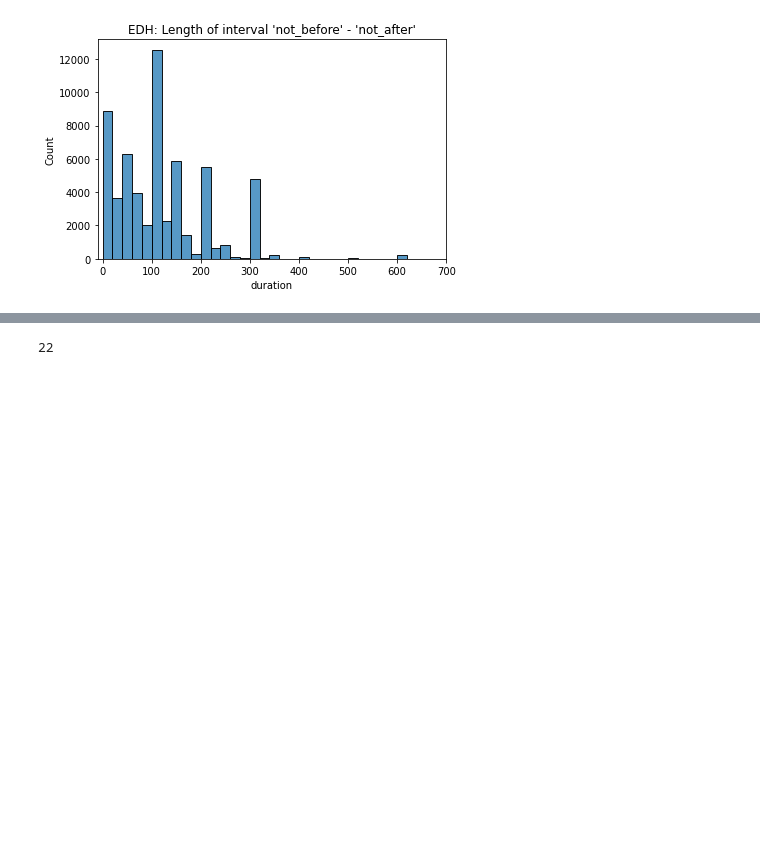
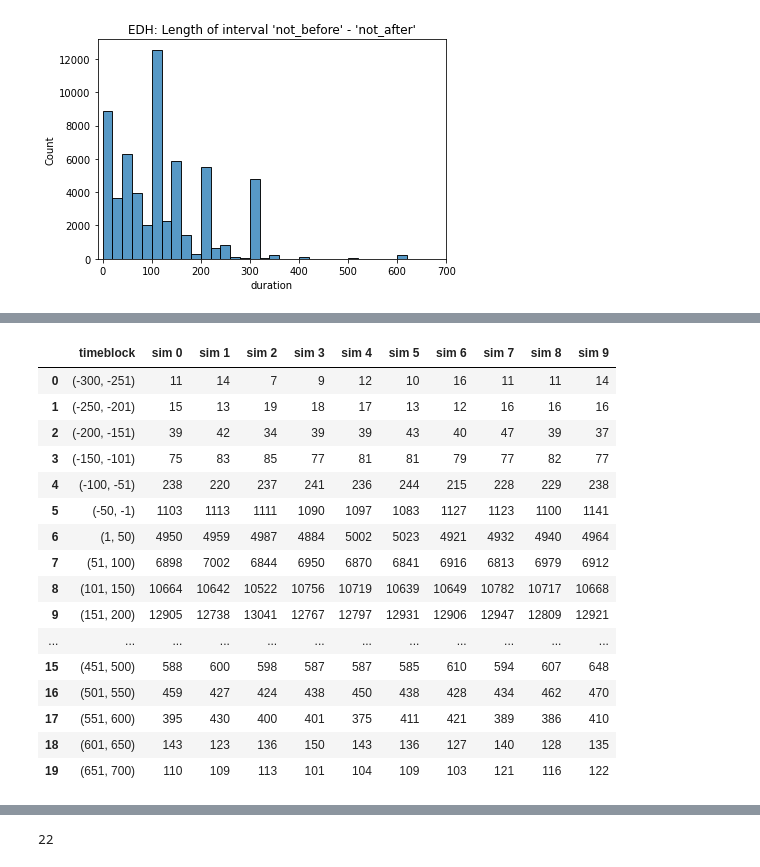
Before and after one commit to sdam-au/EDH_exploration, a Jupyter notebook: scripts/Py_EDH_TEMPORAL_EXPLORATION.ipynb, the cells around one changed output, grey strips where cells are left out. Saved outputs shown, nothing was run; the diff lists cells and outputs as text; code cells hidden in the pictures; blank space fills up the shorter version.

```diff
--- a/scripts/Py_EDH_TEMPORAL_EXPLORATION.ipynb
+++ b/scripts/Py_EDH_TEMPORAL_EXPLORATION.ipynb
@@ -275,0 +281,20 @@ EDH_complete_simulations[1]
+# %%
+first_10_sims
+# %% [output]
+|  | timeblock | sim 0 | sim 1 | sim 2 | sim 3 | sim 4 | sim 5 | sim 6 | sim 7 | sim 8 | sim 9 |
+| 0 | (-300, -251) | 11 | 14 | 7 | 9 | 12 | 10 | 16 | 11 | 11 | 14 |
+| 1 | (-250, -201) | 15 | 13 | 19 | 18 | 17 | 13 | 12 | 16 | 16 | 16 |
+| 2 | (-200, -151) | 39 | 42 | 34 | 39 | 39 | 43 | 40 | 47 | 39 | 37 |
+| 3 | (-150, -101) | 75 | 83 | 85 | 77 | 81 | 81 | 79 | 77 | 82 | 77 |
+| 4 | (-100, -51) | 238 | 220 | 237 | 241 | 236 | 244 | 215 | 228 | 229 | 238 |
+| 5 | (-50, -1) | 1103 | 1113 | 1111 | 1090 | 1097 | 1083 | 1127 | 1123 | 1100 | 1141 |
+| 6 | (1, 50) | 4950 | 4959 | 4987 | 4884 | 5002 | 5023 | 4921 | 4932 | 4940 | 4964 |
+| 7 | (51, 100) | 6898 | 7002 | 6844 | 6950 | 6870 | 6841 | 6916 | 6813 | 6979 | 6912 |
+| 8 | (101, 150) | 10664 | 10642 | 10522 | 10756 | 10719 | 10639 | 10649 | 10782 | 10717 | 10668 |
+| 9 | (151, 200) | 12905 | 12738 | 13041 | 12767 | 12797 | 12931 | 12906 | 12947 | 12809 | 12921 |
+| ... | ... | ... | ... | ... | ... | ... | ... | ... | ... | ... | ... |
+| 15 | (451, 500) | 588 | 600 | 598 | 587 | 587 | 585 | 610 | 594 | 607 | 648 |
+| 16 | (501, 550) | 459 | 427 | 424 | 438 | 450 | 438 | 428 | 434 | 462 | 470 |
+| 17 | (551, 600) | 395 | 430 | 400 | 401 | 375 | 411 | 421 | 389 | 386 | 410 |
+| 18 | (601, 650) | 143 | 123 | 136 | 150 | 143 | 136 | 127 | 140 | 128 | 135 |
+| 19 | (651, 700) | 110 | 109 | 113 | 101 | 104 | 109 | 103 | 121 | 116 | 122 |
```
Also changed, not shown: parts of 45 cells of this notebook.
